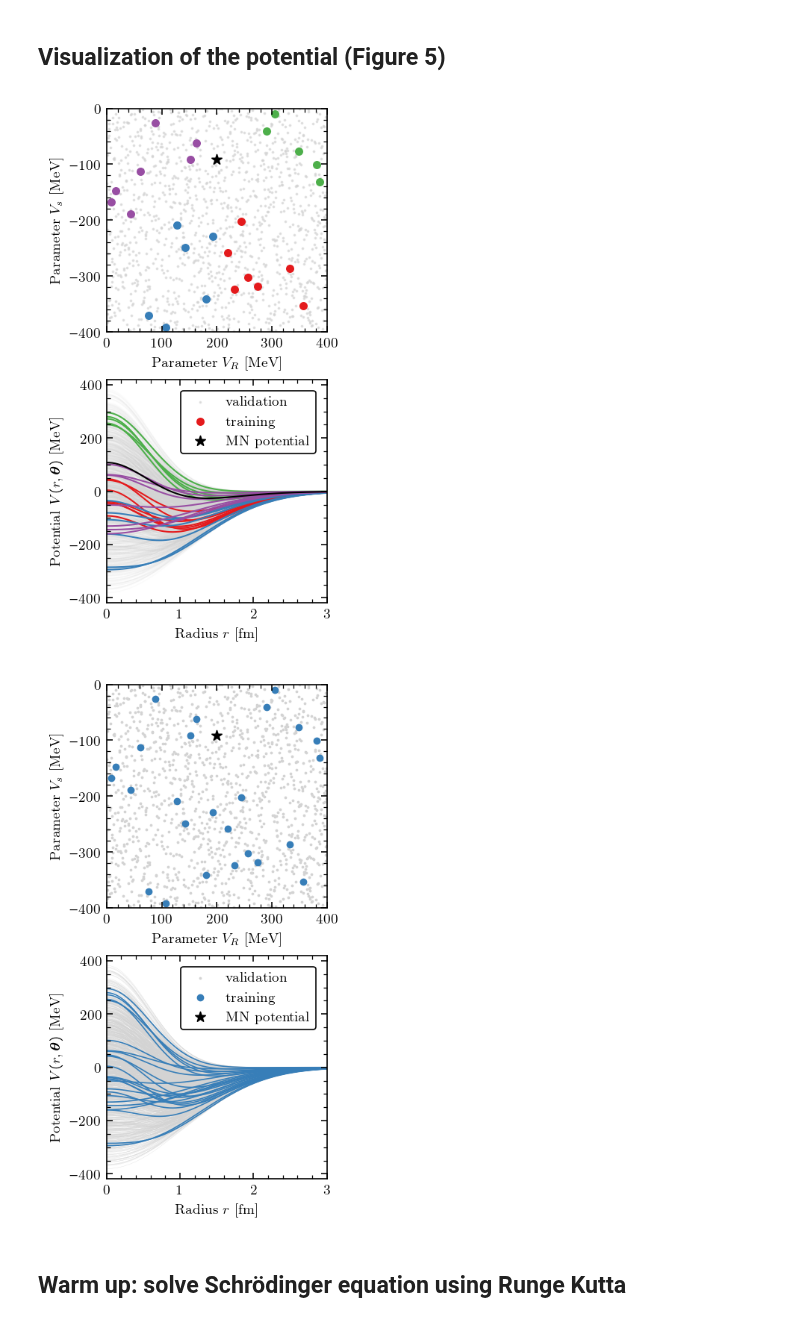
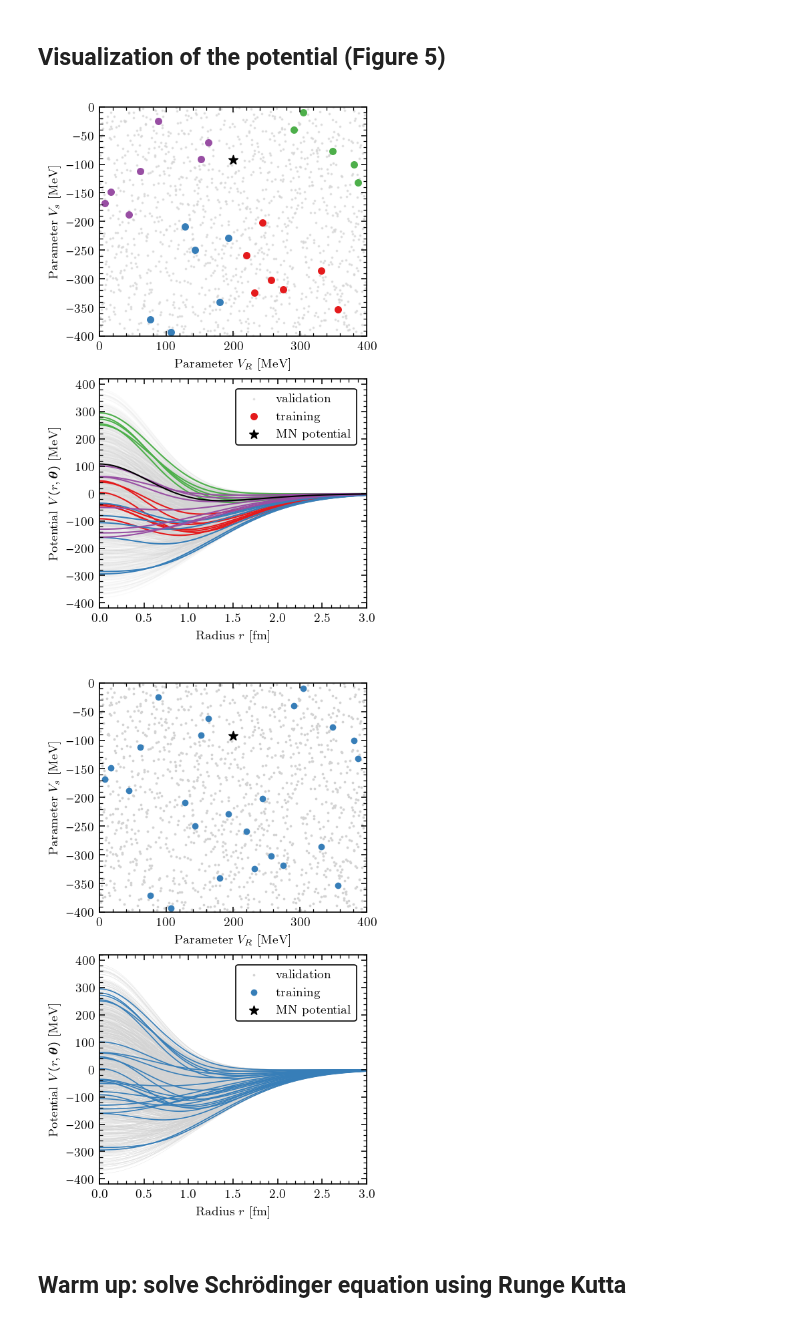
Before and after one commit to buqeye/cs_greedy_emulator, a Jupyter notebook: minnesota.ipynb, the cells around one changed output. Saved outputs shown, nothing was run; the diff lists cells and outputs as text; code cells hidden in the pictures.

Commit message:
increases the width of the figures to match print target

```diff
--- a/minnesota.ipynb
+++ b/minnesota.ipynb
@@ -25,7 +25,7 @@ from constants import hbarc, cm
 channel = Channel(S=0, L=0, LL=0, J=0, channel=0)
 potentialArgs = {"label": "minnesota", "kwargs": {"potId": 213}}
 potential = Potential(channel, **potentialArgs)
-fig, axs = plt.subplots(2, 1, figsize=(6.8*cm,12.5*cm), constrained_layout=True)
+fig, axs = plt.subplots(2, 1, figsize=(8.6*cm,14*cm), constrained_layout=True)
 np.random.seed(123)
 
 for index, n in enumerate((1250, 25)):
@@ -63,37 +63,37 @@ for index, n in enumerate((1250, 25)):
         color = colors[i_quadrant] if index == 1 else "lightgray"
         add_lbl_to_legend = True if i_quadrant == 1 else False
         for ilec, lec_sample in enumerate(param_samples_all):
             if not mask[ilec]:
                 continue
             if add_lbl_to_legend:
                 label = ("validation", "training")[index]
                 add_lbl_to_legend = False
             else:
                 label = ""
             vr = hbarc * potential.eval(r=grid_plot, lecs=lec_sample)
             axs[1].plot(grid_plot, vr, color=color, lw=size_line, alpha=alpha_lines, label=label)
 
 # plot best_fit value
 axs[0].scatter(potential.lecBaseValues["V0"], potential.lecBaseValues["V1"],
                color="k", s=45, marker="*", label="MN potential")
 vr = hbarc * potential.eval(r=grid_plot, lecs=potential.lecBaseValues)
 axs[1].plot(grid_plot, vr, color="k", lw=size_line, alpha=alpha_lines, label="MN potential")
 
 # axis labels and more
 axs[0].set_xlabel("Parameter $V_R$ [MeV]")
 axs[0].set_ylabel("Parameter $V_s$ [MeV]")
 axs[0].set_xlim(0,400)
 axs[0].set_ylim(-400,0)
 axs[1].set_xlim(0,3)
 axs[1].set_xlabel("Radius $r$ [fm]")
 axs[1].set_ylabel(r"Potential $V(r, \boldsymbol{\theta})$ [MeV]")
 axs[1].legend(*axs[0].get_legend_handles_labels())
 fig.savefig("figures/minnesota_parameter_space_quadrants.png", dpi=200)
 # %% [output]
-[figure, old version]
+[figure, new version]
 # %%
 from constants import hbarc, cm
-fig, axs = plt.subplots(2, 1, figsize=(6.8*cm,12.5*cm), constrained_layout=True)
+fig, axs = plt.subplots(2, 1, figsize=(8.6*cm,14*cm), constrained_layout=True)
 np.random.seed(123)
 
 for index, n in enumerate((1250, 25)):
@@ -121,7 +121,7 @@ axs[1].set_ylabel(r"Potential $V(r, \boldsymbol{\theta})$ [MeV]")
 axs[1].legend(*axs[0].get_legend_handles_labels())
 fig.savefig("figures/minnesota_parameter_space.png", dpi=200)
 # %% [output]
-[figure, old version]
+[figure, new version]
 # %% [markdown]
 ## Warm up: solve Schrödinger equation using Runge Kutta
 # %%
```
Also changed, not shown: 2 other files.
